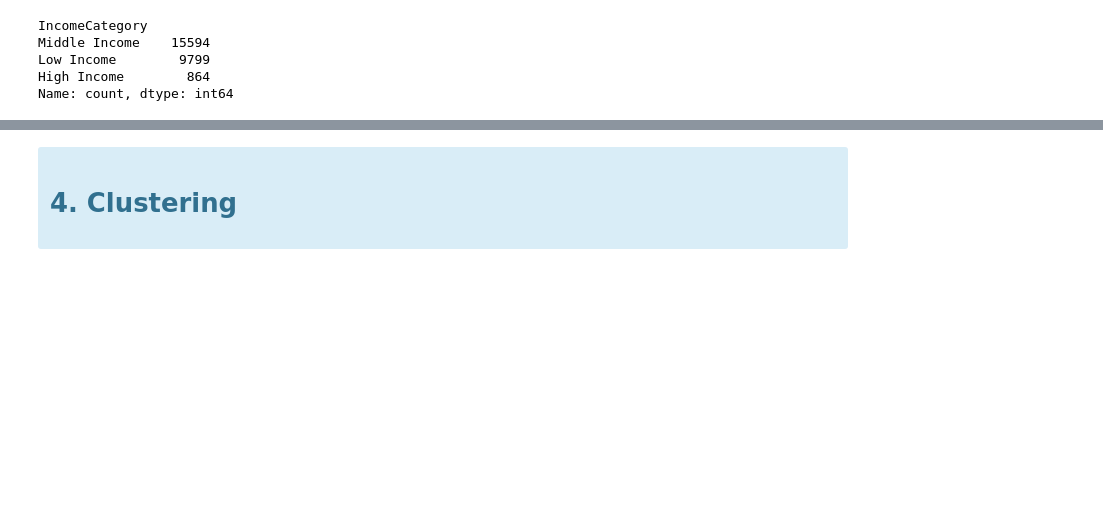
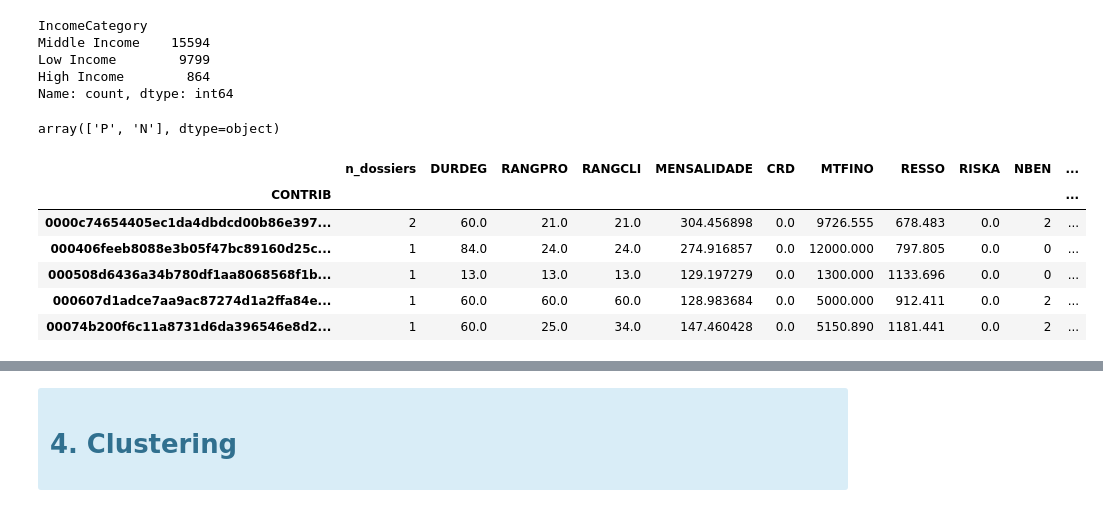
Before and after one commit to Alanog10/BNP-Paribas, a Jupyter notebook: Clustering.ipynb, the cells around one changed output, grey strips where cells are left out. Saved outputs shown, nothing was run; the diff lists cells and outputs as text; code cells hidden in the pictures; blank space fills up the shorter version.

```diff
--- a/Clustering.ipynb
+++ b/Clustering.ipynb
@@ -1026,3 +1086,17 @@ High Income        864
 Name: count, dtype: int64
 # %%
 BNP_sol['IncomeCategory'].value_counts()
+# %%
+BNP_sol['PAGAMENTO'].unique()
+# %% [output]
+array(['P', 'N'], dtype=object)
+# %%
+BNP_sol.head()
+# %% [output]
+|  | n_dossiers | DURDEG | RANGPRO | RANGCLI | MENSALIDADE | CRD | MTFINO | RESSO | RISKA | NBEN | ... |
+| CONTRIB |  |  |  |  |  |  |  |  |  |  | ... |
+| 0000c74654405ec1da4dbdcd00b86e397... | 2 | 60.0 | 21.0 | 21.0 | 304.456898 | 0.0 | 9726.555 | 678.483 | 0.0 | 2 | ... |
+| 000406feeb8088e3b05f47bc89160d25c... | 1 | 84.0 | 24.0 | 24.0 | 274.916857 | 0.0 | 12000.000 | 797.805 | 0.0 | 0 | ... |
+| 000508d6436a34b780df1aa8068568f1b... | 1 | 13.0 | 13.0 | 13.0 | 129.197279 | 0.0 | 1300.000 | 1133.696 | 0.0 | 0 | ... |
+| 000607d1adce7aa9ac87274d1a2ffa84e... | 1 | 60.0 | 60.0 | 60.0 | 128.983684 | 0.0 | 5000.000 | 912.411 | 0.0 | 2 | ... |
+| 00074b200f6c11a8731d6da396546e8d2... | 1 | 60.0 | 25.0 | 34.0 | 147.460428 | 0.0 | 5150.890 | 1181.441 | 0.0 | 2 | ... |
```
Also changed, not shown: parts of 11 cells of this notebook.
